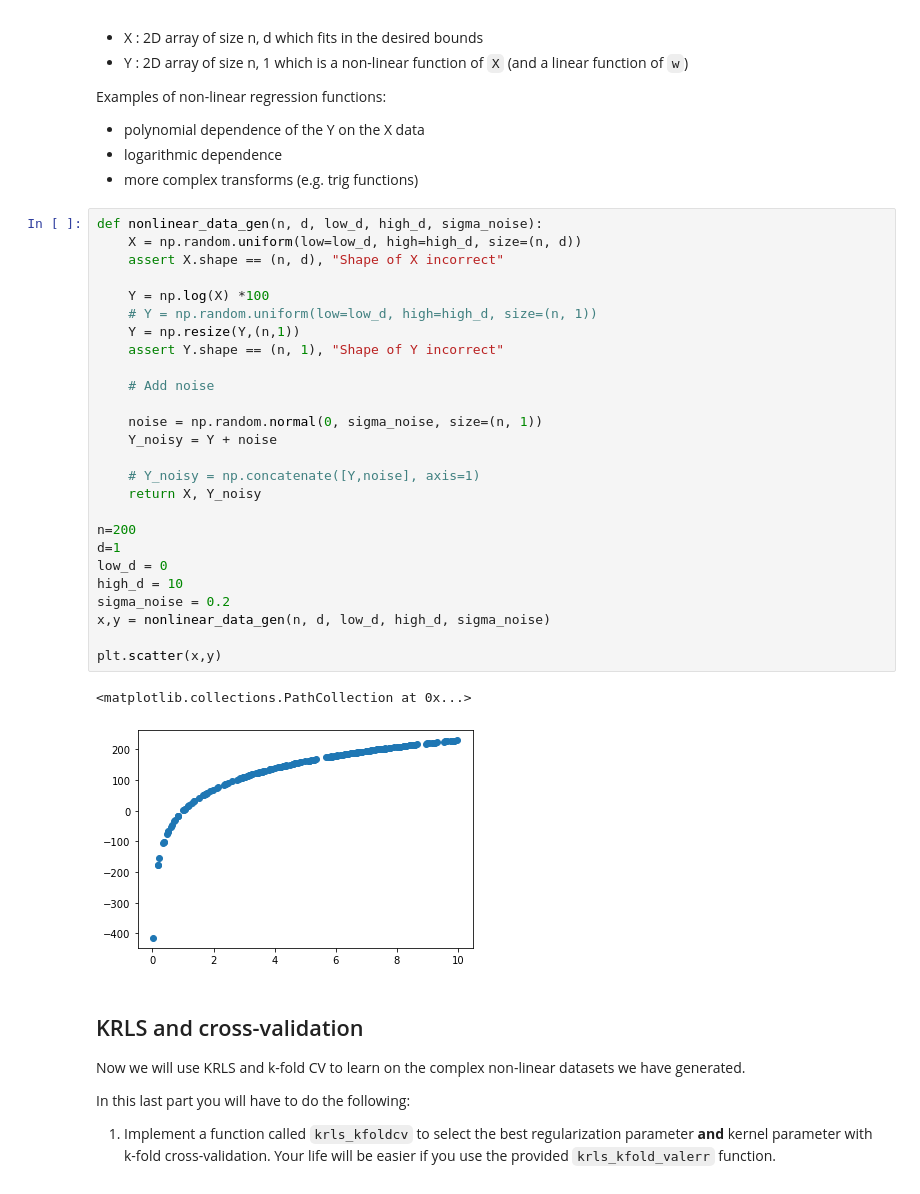
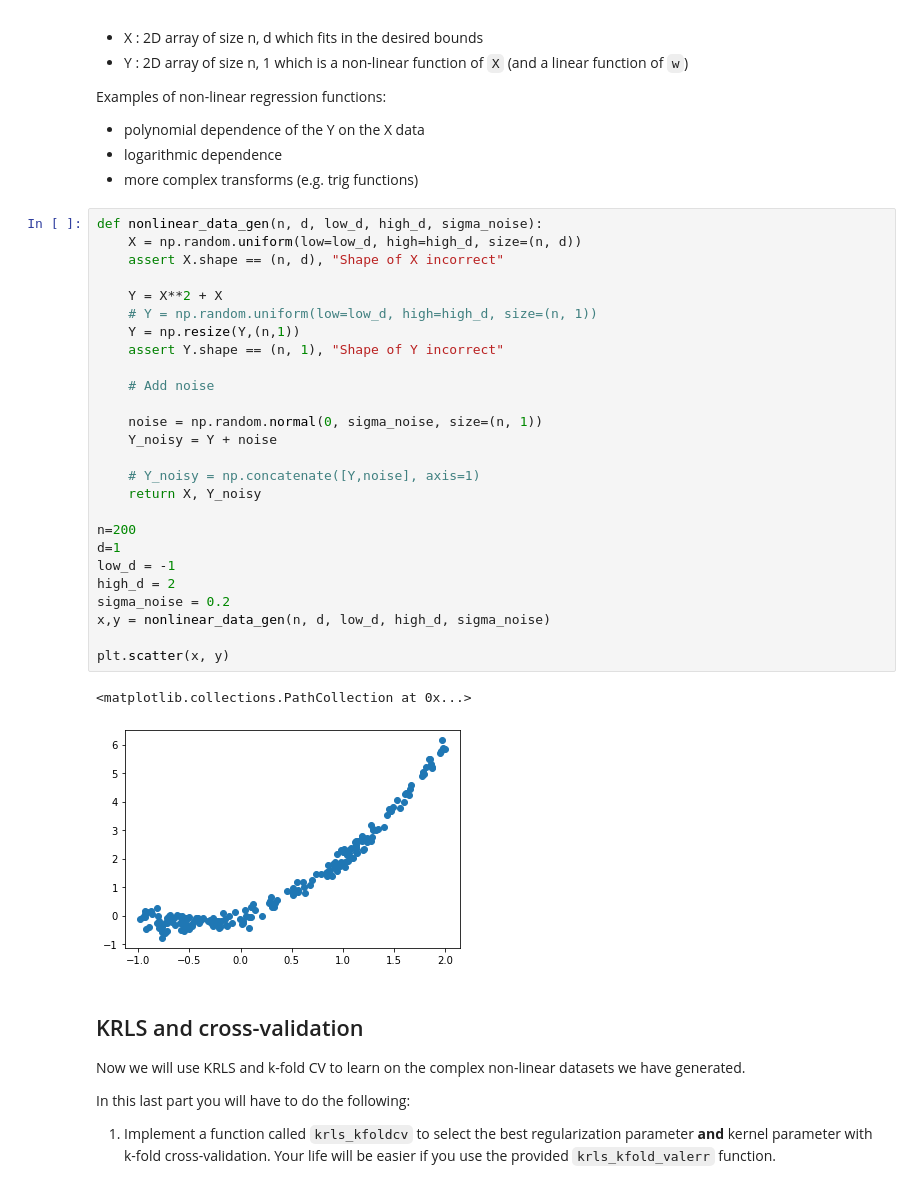
Before and after one commit to invzz/ML_LAB, a Jupyter notebook: Lab 5 - Kernel Regularized Least Squares.ipynb, the cells around one changed output. Saved outputs shown, nothing was run; the diff lists cells and outputs as text.

```diff
--- a/Lab 5 - Kernel Regularized Least Squares.ipynb
+++ b/Lab 5 - Kernel Regularized Least Squares.ipynb
@@ -250,32 +298,32 @@ Examples of non-linear regression functions:
 # %%
 def nonlinear_data_gen(n, d, low_d, high_d, sigma_noise):
     X = np.random.uniform(low=low_d, high=high_d, size=(n, d))
     assert X.shape == (n, d), "Shape of X incorrect"
 
-    Y = np.log(X) *100
+    Y = X**2 + X
     # Y = np.random.uniform(low=low_d, high=high_d, size=(n, 1))
     Y = np.resize(Y,(n,1))
     assert Y.shape == (n, 1), "Shape of Y incorrect"
 
     # Add noise
 
     noise = np.random.normal(0, sigma_noise, size=(n, 1))
     Y_noisy = Y + noise
 
     # Y_noisy = np.concatenate([Y,noise], axis=1)
     return X, Y_noisy
 
 n=200
 d=1
-low_d = 0
-high_d = 10
+low_d = -1
+high_d = 2
 sigma_noise = 0.2
 x,y = nonlinear_data_gen(n, d, low_d, high_d, sigma_noise)
 
-plt.scatter(x,y)
+plt.scatter(x, y)
 # %% [output]
 <matplotlib.collections.PathCollection at 0x...>
-[figure, old version]
+[figure, new version]
 # %% [markdown]
 ## KRLS and cross-validation
 Now we will use KRLS and k-fold CV to learn on the complex non-linear datasets we have generated.
```
Also changed, not shown: parts of 16 cells of this notebook.
